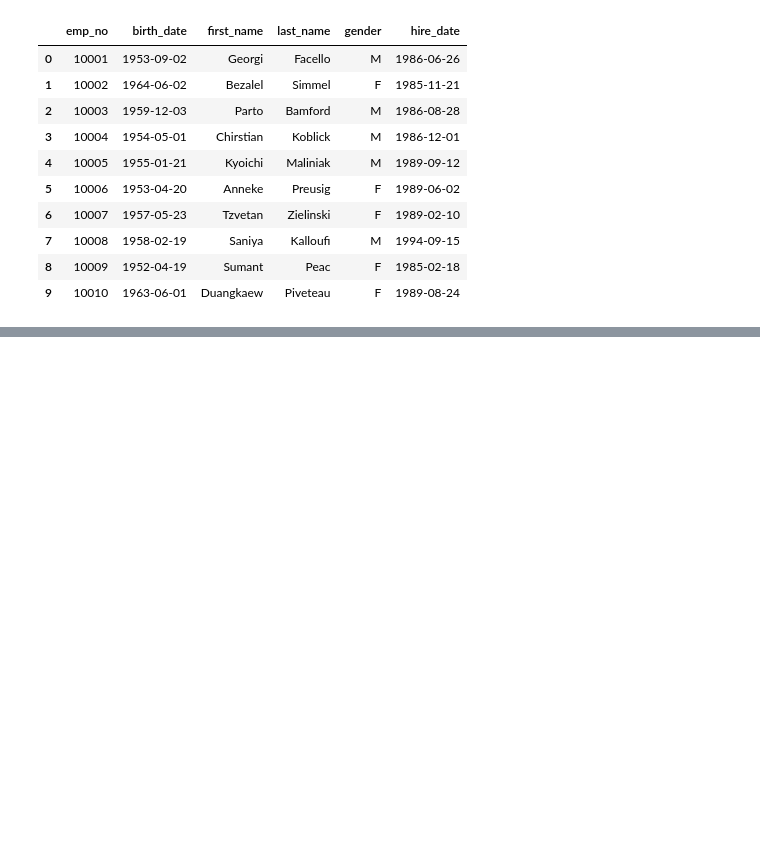
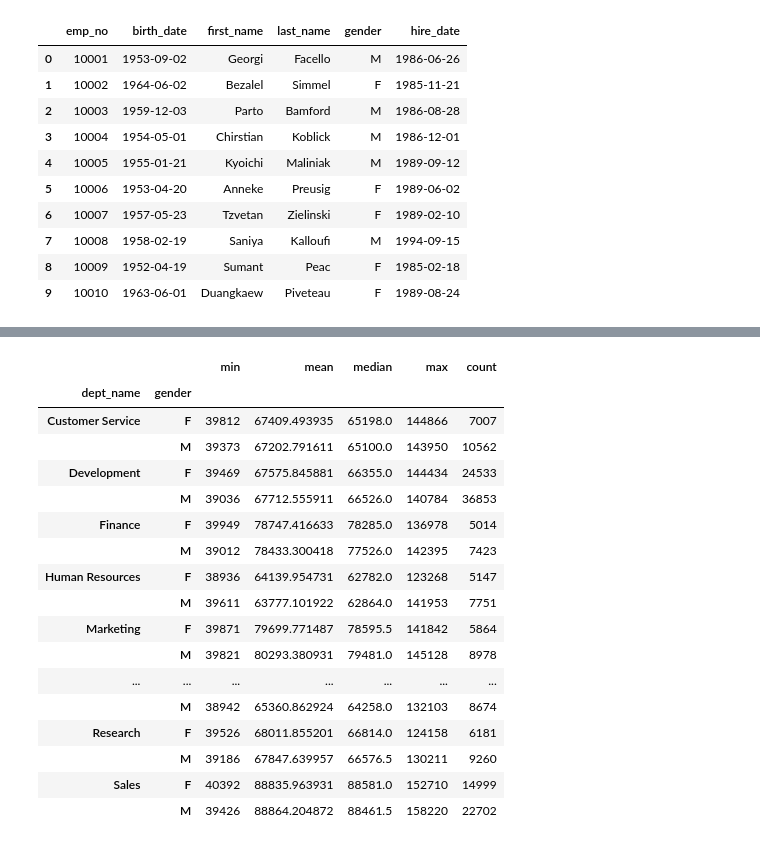
Before and after one commit to o0amandagomez0o/numpy-pandas-visualization-exercises, a Jupyter notebook: advanced_dataframes_lesson.ipynb, the cells around one changed output, grey strips where cells are left out. Drawn from its saved outputs; the diff is of its cells as text; code cells hidden in the pictures; blank space fills up the shorter version.

```diff
--- a/advanced_dataframes_lesson.ipynb
+++ b/advanced_dataframes_lesson.ipynb
@@ -69,0 +275,14 @@ pd.read_sql(query, url)
+# %%
+# do the same as above, but group by dept and gender
+sql = """
+select *
+from employees
+join salaries using(emp_no)
+join dept_emp using(emp_no)
+join departments using(dept_no)
+where dept_emp.to_date > now()
+and salaries.to_date > now()
+"""
+
+employees = pd.read_sql(sql, url)
+employees.head()
@@ -69,0 +296,21 @@ pd.read_sql(query, url)
+# %%
+employees.groupby(['dept_name', 'gender']).salary.agg(['min', 'mean', 'median', 'max', 'count'])
+# %% [output]
+|  |  | min | mean | median | max | count |
+| dept_name | gender |  |  |  |  |  |
+| Customer Service | F | 39812 | 67409.493935 | 65198.0 | 144866 | 7007 |
+|  | M | 39373 | 67202.791611 | 65100.0 | 143950 | 10562 |
+| Development | F | 39469 | 67575.845881 | 66355.0 | 144434 | 24533 |
+|  | M | 39036 | 67712.555911 | 66526.0 | 140784 | 36853 |
+| Finance | F | 39949 | 78747.416633 | 78285.0 | 136978 | 5014 |
+|  | M | 39012 | 78433.300418 | 77526.0 | 142395 | 7423 |
+| Human Resources | F | 38936 | 64139.954731 | 62782.0 | 123268 | 5147 |
+|  | M | 39611 | 63777.101922 | 62864.0 | 141953 | 7751 |
+| Marketing | F | 39871 | 79699.771487 | 78595.5 | 141842 | 5864 |
+|  | M | 39821 | 80293.380931 | 79481.0 | 145128 | 8978 |
+| ... | ... | ... | ... | ... | ... | ... |
+|  | M | 38942 | 65360.862924 | 64258.0 | 132103 | 8674 |
+| Research | F | 39526 | 68011.855201 | 66814.0 | 124158 | 6181 |
+|  | M | 39186 | 67847.639957 | 66576.5 | 130211 | 9260 |
+| Sales | F | 40392 | 88835.963931 | 88581.0 | 152710 | 14999 |
+|  | M | 39426 | 88864.204872 | 88461.5 | 158220 | 22702 |
```
Also changed, not shown: parts of 37 cells of this notebook, 1 other file.
